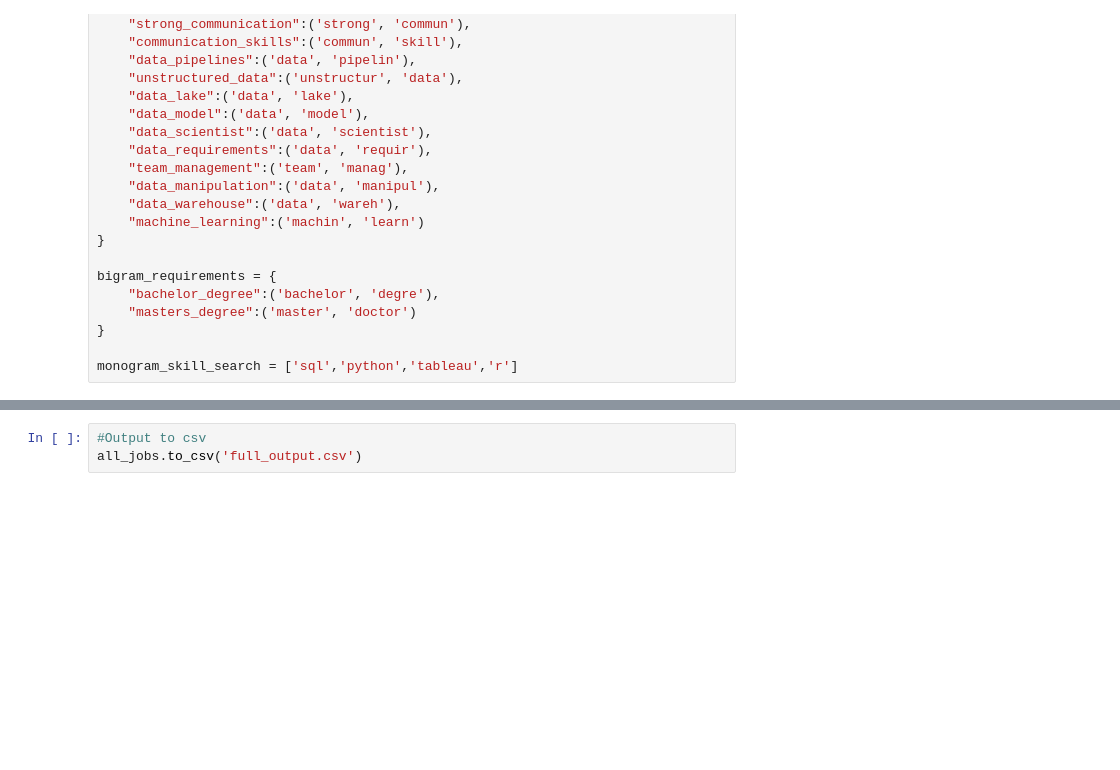
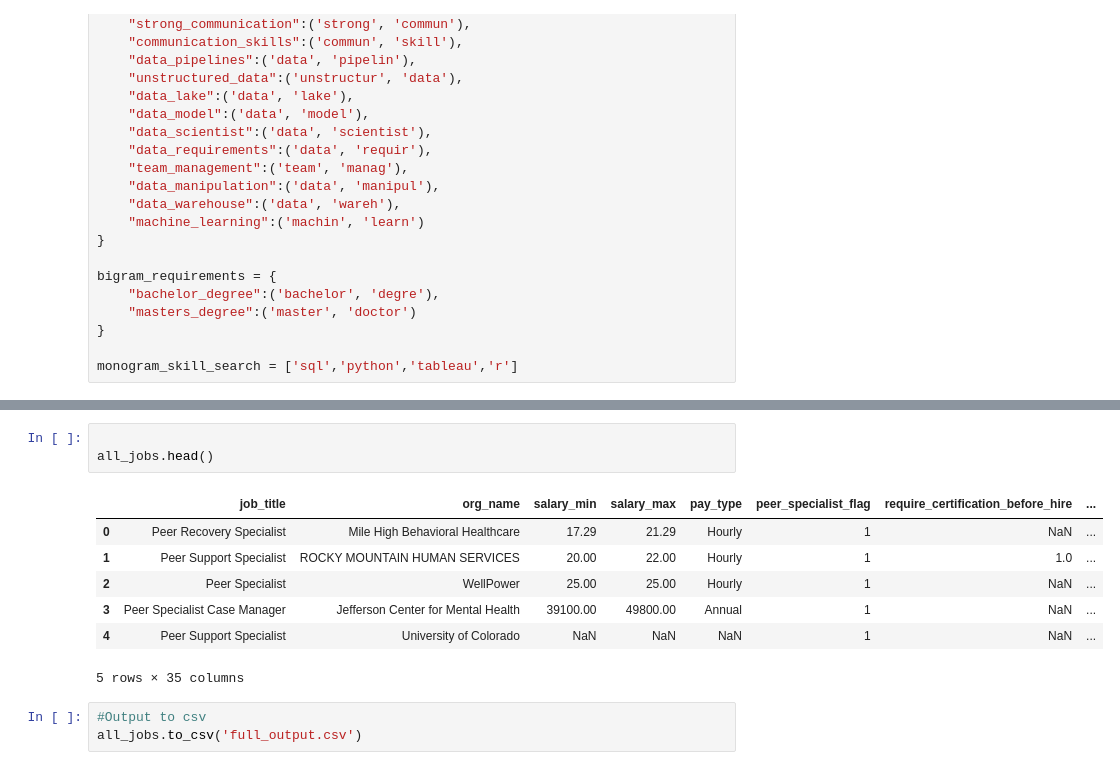
Before and after one commit to PoofyOddish/compensation-analysis, a Jupyter notebook: data-processing.ipynb, the cells around one changed output, grey strips where cells are left out. Saved outputs shown, nothing was run; the diff lists cells and outputs as text; blank space fills up the shorter version.

```diff
--- a/data-processing.ipynb
+++ b/data-processing.ipynb
@@ -197,3 +201,14 @@ all_jobs[['job_title', 'org_name', 'salary_min', 'salary_max',
+# %%
+
+all_jobs.head()
+# %% [output]
+|  | job_title | org_name | salary_min | salary_max | pay_type | peer_specialist_flag | require_certification_before_hire | ... |
+| 0 | Peer Recovery Specialist | Mile High Behavioral Healthcare | 17.29 | 21.29 | Hourly | 1 | NaN | ... |
+| 1 | Peer Support Specialist | ROCKY MOUNTAIN HUMAN SERVICES | 20.00 | 22.00 | Hourly | 1 | 1.0 | ... |
+| 2 | Peer Specialist | WellPower | 25.00 | 25.00 | Hourly | 1 | NaN | ... |
+| 3 | Peer Specialist Case Manager | Jefferson Center for Mental Health | 39100.00 | 49800.00 | Annual | 1 | NaN | ... |
+| 4 | Peer Support Specialist | University of Colorado | NaN | NaN | NaN | 1 | NaN | ... |
+5 rows × 35 columns
 # %%
 #Output to csv
 all_jobs.to_csv('full_output.csv')
```
Also changed, not shown: parts of 6 cells of this notebook, 8 other files.
